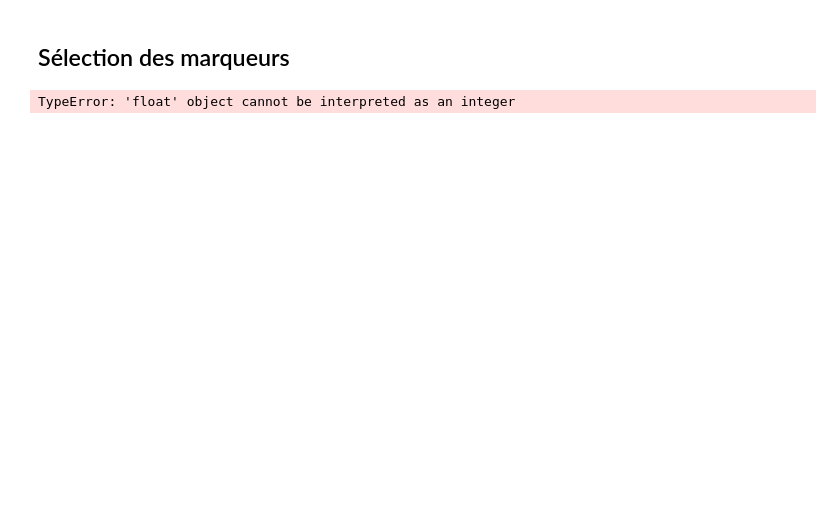
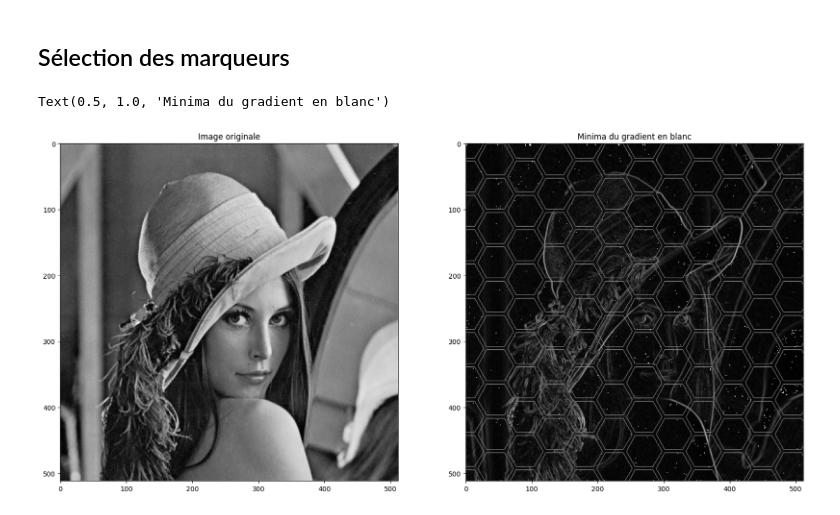
Before and after one commit to Planeurzik/Waterpixels, a Jupyter notebook: water1.ipynb, the cells around one changed output. Cells and saved outputs as stored; diff of their text form; code cells hidden in the pictures; blank space fills up the shorter version.

```diff
--- a/water1.ipynb
+++ b/water1.ipynb
@@ -108,7 +109,7 @@ def point_dans_hexagon(centre,point,taille):
             distance_max = taille*((((math.sqrt(3)*0.5)-1)*6*theta/np.pi)+1)
         else:
             distance_max = taille*(6*theta*(1-(math.sqrt(3)*0.5))/np.pi)+math.sqrt(3)-1
-        return distance <= distance_max
+        return distance < distance_max
     else:
         return True
 # %%
@@ -128,35 +129,41 @@ def extract_hex_grad_min(grad_im,c,taille):
     grad_hex = []
     grad_coord = []
     lignes, colonnes = grad_im.size
     for p in hex_points:
         if (p[0]>=0 and p[0]<lignes and p[1]>=0 and p[1]<colonnes):
             grad_hex.append(grad_im.getpixel((p[0],p[1])))
             grad_coord.append((p[0],p[1]))
     grad_hex = np.array(grad_hex)
     if len(grad_hex)>0:
         min_indices = np.where(grad_hex == grad_hex.min())[0]
         min_grad = [grad_hex[i] for i in min_indices]
         min_coord = [grad_coord[i] for i in min_indices]
         return min_grad, min_coord
     else:
         return 0, [c]
 
 s=[]
-for c in calcul_hexa_centers(im,int(30*0.9)):
+for c in calcul_hexa_centers(im,30):
     s.append(extract_hex_grad_min(im,c,int(30*0.9)))
 
 colonnes, lignes = im.size
 
 for hexagon in s:
     min_grads = hexagon[0]
     min_coords = hexagon[1]
     for i in range(len(min_coords)):
         xy = min_coords[i]
         if xy[0]<lignes and xy[0]>=0 and xy[1]<colonnes and xy[1]>=0:
             hexa.putpixel(xy,255)
+fig,ax = plt.subplots(1,2,figsize = (20,15))
 hexa.show()
+ax[0].imshow(img,cmap='gray')
+ax[0].set_title('Image originale')
+ax[1].imshow(hexa,cmap = "gray")
+ax[1].set_title('Minima du gradient en blanc')
 # %% [output]
-TypeError: 'float' object cannot be interpreted as an integer
+Text(0.5, 1.0, 'Minima du gradient en blanc')
+[figure, added]
 # %%
 ## A réécrire
 def selection_marqueurs(grad_im,taille):
```
Also changed, not shown: parts of 3 cells of this notebook.
